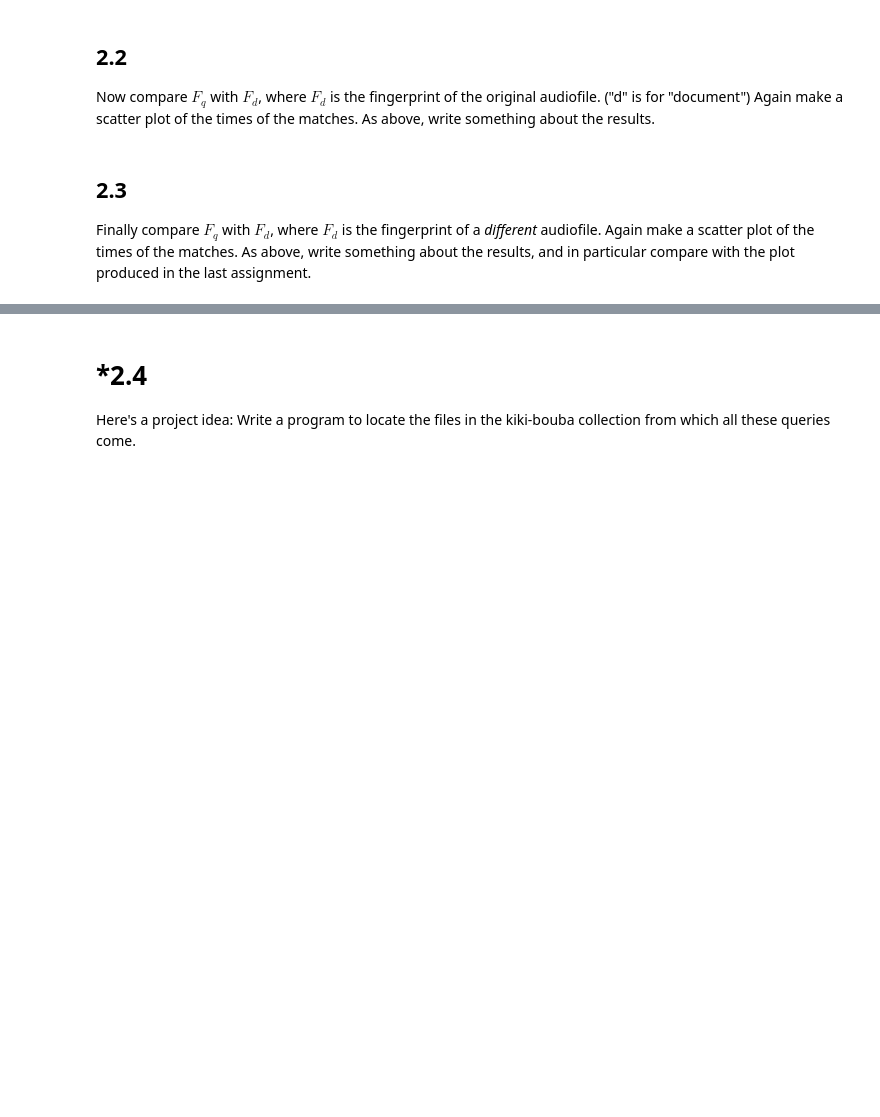
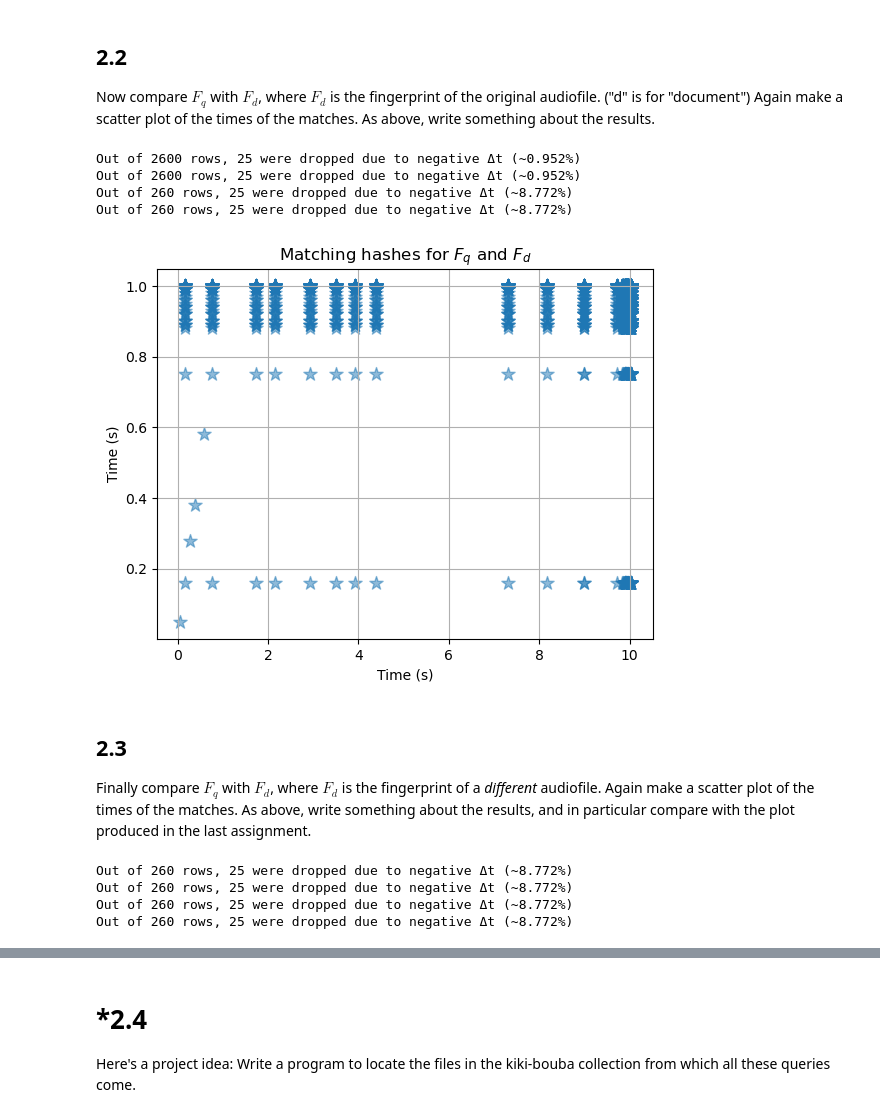
Before and after one commit to LinusOstlund/DT2470, a Jupyter notebook: labs/lab-4-information-retreival/DT2470_lab04-1.ipynb, the cells around one changed output, grey strips where cells are left out. Cells and saved outputs as stored; diff of their text form; code cells hidden in the pictures; blank space fills up the shorter version.

```diff
--- a/labs/lab-4-information-retreival/DT2470_lab04-1.ipynb
+++ b/labs/lab-4-information-retreival/DT2470_lab04-1.ipynb
@@ -249,7 +252,7 @@ def convert_hashes_to_dataframe(hashes):
     df.drop(df[df['Δt'] <= 0].index, inplace=True)
     print("Out of {} rows, {} were dropped due to negative Δt (~{}%)".format(len(df),
                                                                             (len(hashes) - len(df)),
-                                                                            np.round((len(hashes) - len(df)) / len(hashes), 3)))
+                                                                            np.round(100*((len(hashes) - len(df)) / len(hashes)), 3)))
     return df
 # %%
 df = convert_hashes_to_dataframe(hashes)
@@ -349,10 +353,10 @@ fingerprint = get_fingerprint(hashes, df)"""
 def d(a, b, c, d, e, f):
     return np.abs(a-d)+np.abs(b-e)+np.abs(c-f)
 
-def find_matching_hashes(fingerprint):
+def find_matching_hashes(fp1, fp2):
     matching_hashes = []
-    for t1, h1 in fingerprint:
-        for t2, h2 in fingerprint:
+    for t1, h1 in fp1:
+        for t2, h2 in fp2:
             if h1 == h2:
                 matching_hashes.append((t1,t2))
     return pd.DataFrame(matching_hashes, columns=['t1', 't2'], dtype='float')
@@ -446,3 +448,25 @@ Now compare $F_q$ with $F_d$, where $F_d$ is the fingerprint of the original aud
+# %%
+# add your code below
+Fd = shazam_pipeline(S)
+Fd_fingerprint = shazam_pipeline_to_get_fingerprint_coordinates(S)
+
+Fq = shazam_pipeline(S_1_sec)
+Fq_fingerprint = shazam_pipeline_to_get_fingerprint_coordinates(S_1_sec)
+
+matching_hashes = find_matching_hashes(Fd, Fq)
+# %% [output]
+Out of 2600 rows, 25 were dropped due to negative Δt (~0.952%)
+Out of 2600 rows, 25 were dropped due to negative Δt (~0.952%)
+Out of 260 rows, 25 were dropped due to negative Δt (~8.772%)
+Out of 260 rows, 25 were dropped due to negative Δt (~8.772%)
+# %%
+plt.scatter(x = matching_hashes['t1'], y = matching_hashes['t2'], marker='*', s=100, alpha=0.5)
+plt.title('Matching hashes for $F_q$ and $F_d$')
+plt.xlabel('Time (s)')
+plt.ylabel('Time (s)')
+plt.grid()
+# %% [output]
+[figure, added]
 # %% [markdown]
 ## 2.3
 
@@ -451,0 +481,14 @@ Finally compare $F_q$ with $F_d$, where $F_d$ is the fingerprint of a *different
+# %%
+# add your code below
+Fd = shazam_pipeline(S)
+Fd_fingerprint = shazam_pipeline_to_get_fingerprint_coordinates(S)
+
+Fq = shazam_pipeline(S_1_sec)
+Fq_fingerprint = shazam_pipeline_to_get_fingerprint_coordinates(S_1_sec)
+
+matching_hashes = find_matching_hashes(Fd, Fq)
+# %% [output]
+Out of 260 rows, 25 were dropped due to negative Δt (~8.772%)
+Out of 260 rows, 25 were dropped due to negative Δt (~8.772%)
+Out of 260 rows, 25 were dropped due to negative Δt (~8.772%)
+Out of 260 rows, 25 were dropped due to negative Δt (~8.772%)
```
Also changed, not shown: parts of 10 cells of this notebook.
